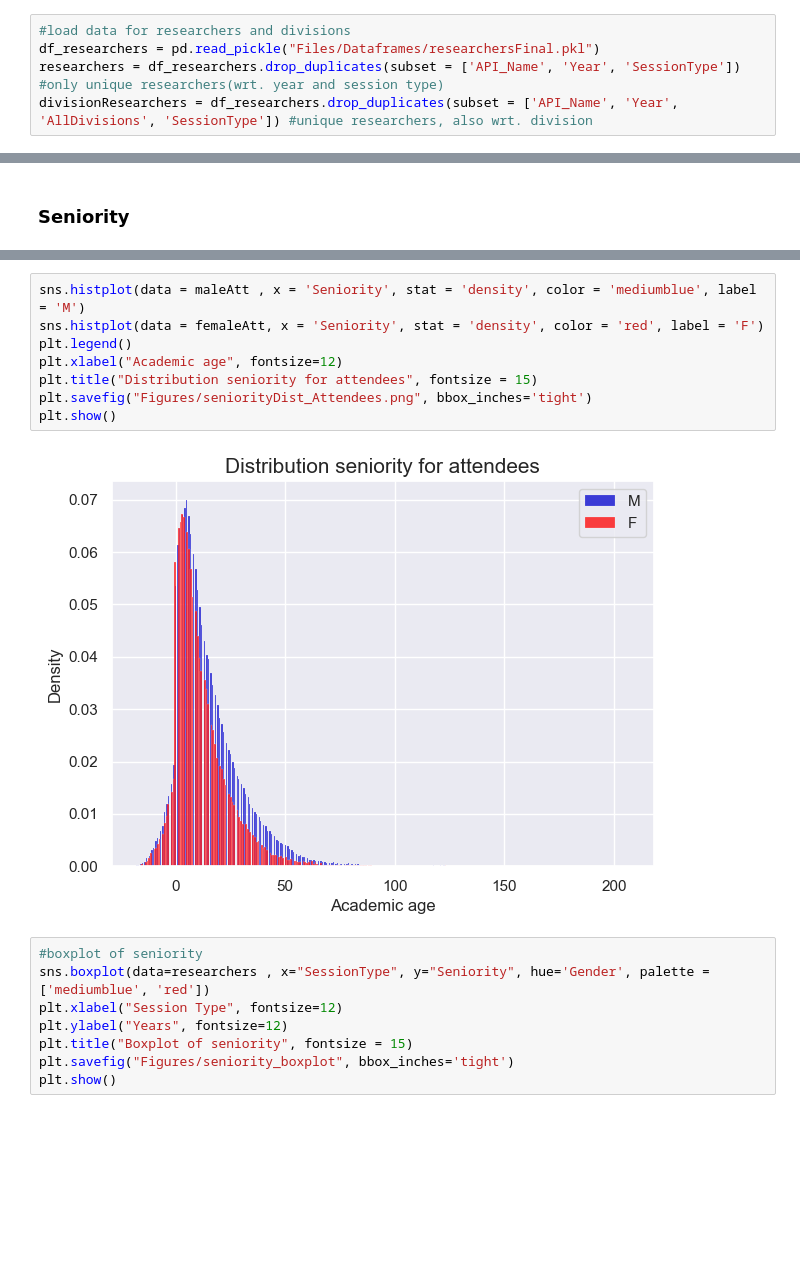
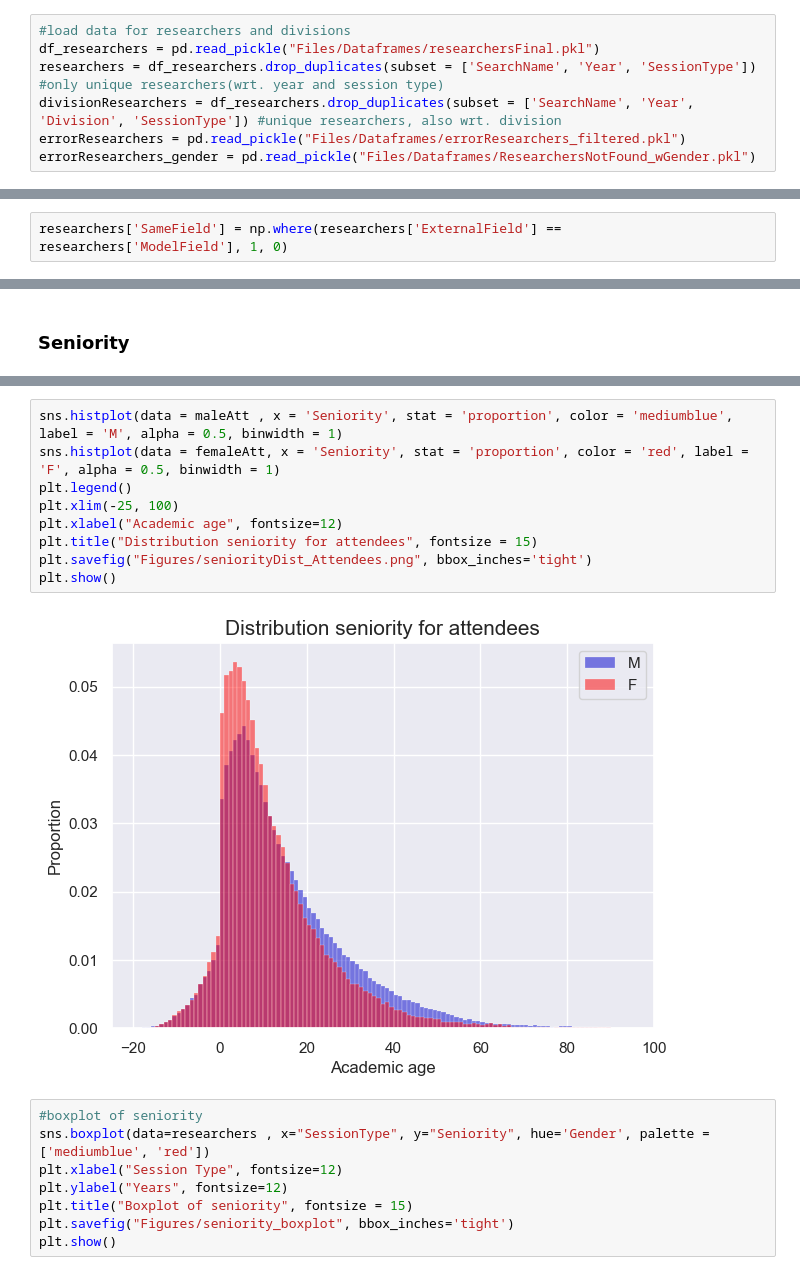
Before and after one commit to EllenWM/Evolution-of-Gender-Diversity-in-Physics-Conferences, a Jupyter notebook: Plots.ipynb, the cells around one changed output, grey strips where cells are left out. Saved outputs shown, nothing was run; the diff lists cells and outputs as text; blank space fills up the shorter version.

```diff
--- a/Plots.ipynb
+++ b/Plots.ipynb
@@ -8,8 +8,10 @@ pd.options.mode.chained_assignment = None  # default='warn'
 # %%
 #load data for researchers and divisions
 df_researchers = pd.read_pickle("Files/Dataframes/researchersFinal.pkl")
-researchers = df_researchers.drop_duplicates(subset = ['API_Name', 'Year', 'SessionType']) #only unique researchers(wrt. year and session type)
-divisionResearchers = df_researchers.drop_duplicates(subset = ['API_Name', 'Year', 'AllDivisions', 'SessionType']) #unique researchers, also wrt. division
+researchers = df_researchers.drop_duplicates(subset = ['SearchName', 'Year', 'SessionType']) #only unique researchers(wrt. year and session type)
+divisionResearchers = df_researchers.drop_duplicates(subset = ['SearchName', 'Year', 'Division', 'SessionType']) #unique researchers, also wrt. division
+errorResearchers = pd.read_pickle("Files/Dataframes/errorResearchers_filtered.pkl")
+errorResearchers_gender = pd.read_pickle("Files/Dataframes/ResearchersNotFound_wGender.pkl")
 # %%
 researchers['log_MaxPaperCount'] = np.log2(researchers.MaxPaperCount)
 researchers['log_CumulativePaperCount'] = np.log2(researchers.CumulativePaperCount)
@@ -186,0 +68,2 @@ medicineResearchers.groupby('AllDivisions').count().sort_values(by = 'ID', ascen
+# %%
+researchers['SameField'] = np.where(researchers['ExternalField'] == researchers['ModelField'], 1, 0)
@@ -521,13 +565,14 @@ plt.show()
 # %%
-sns.histplot(data = maleAtt , x = 'Seniority', stat = 'density', color = 'mediumblue', label = 'M')
-sns.histplot(data = femaleAtt, x = 'Seniority', stat = 'density', color = 'red', label = 'F')
+sns.histplot(data = maleAtt , x = 'Seniority', stat = 'proportion', color = 'mediumblue', label = 'M', alpha = 0.5, binwidth = 1)
+sns.histplot(data = femaleAtt, x = 'Seniority', stat = 'proportion', color = 'red', label = 'F', alpha = 0.5, binwidth = 1)
 plt.legend()
+plt.xlim(-25, 100)
 plt.xlabel("Academic age", fontsize=12)
 plt.title("Distribution seniority for attendees", fontsize = 15)
 plt.savefig("Figures/seniorityDist_Attendees.png", bbox_inches='tight')
 plt.show()
 # %% [output]
-[figure, old version]
+[figure, new version]
 # %%
 #boxplot of seniority
 sns.boxplot(data=researchers , x="SessionType", y="Seniority", hue='Gender', palette = ['mediumblue', 'red'])
```
Also changed, not shown: parts of 91 cells of this notebook.
